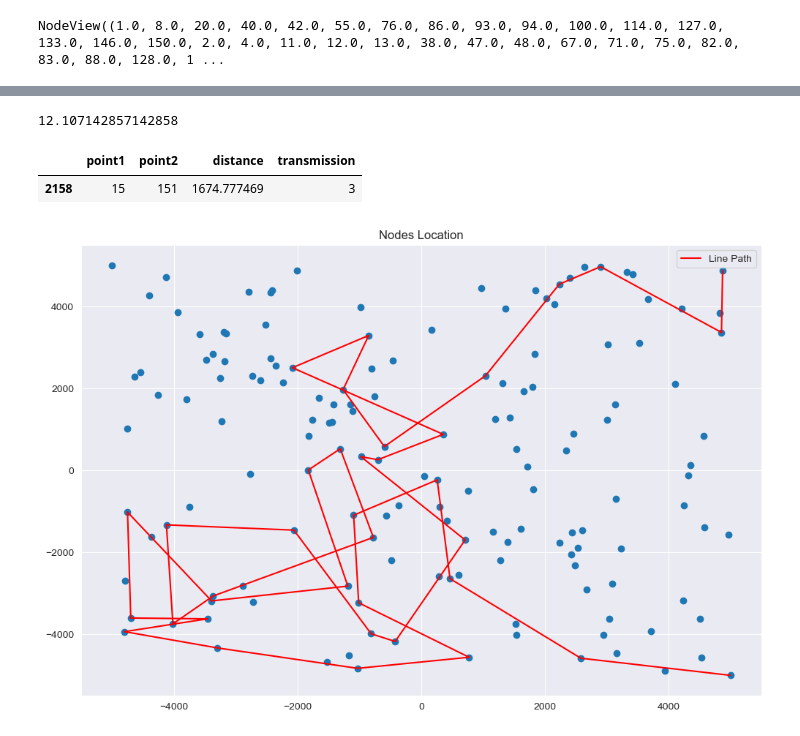
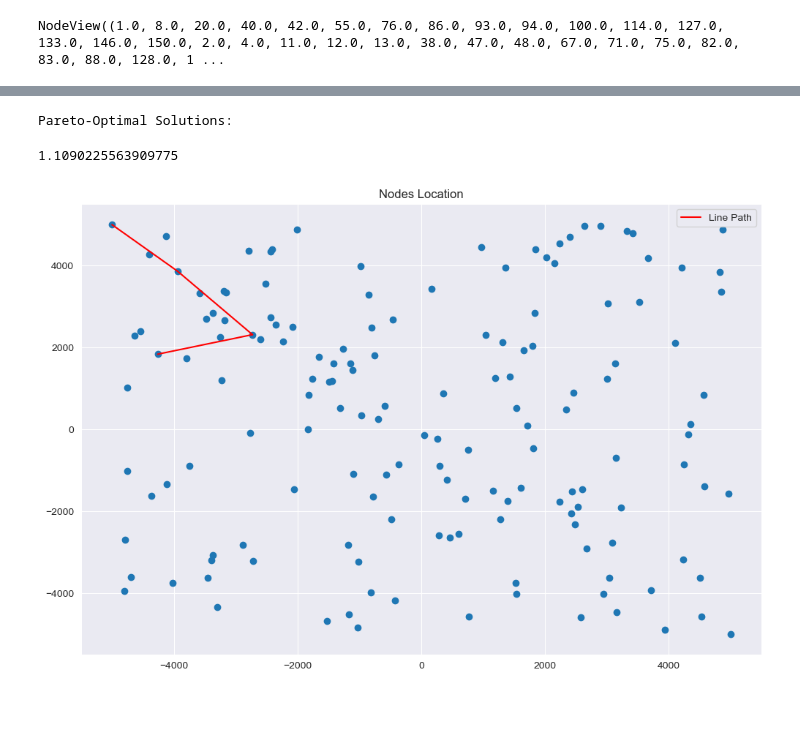
Before and after one commit to gerryfrank10/optimisation-and-algorithms, a Jupyter notebook: assesment/solution2.ipynb, the cells around one changed output, grey strips where cells are left out. Saved outputs shown, nothing was run; the diff lists cells and outputs as text; code cells hidden in the pictures; blank space fills up the shorter version.

Commit message:
Paretto front 1

```diff
--- a/assesment/solution2.ipynb
+++ b/assesment/solution2.ipynb
@@ -10,6 +37,9 @@ from networkx.classes import neighbors
 # %%
 colnames = ['Node', 'Position1', 'Position2']
 position_data = pd.read_csv('sub_data_file.csv', header=None, names=colnames, index_col=['Node']) # Reading and assigning the nodes as index, to remove redundancy
+# Adding the last two base stations to the dataset just incase it's not present in the csv.
+position_data.loc[151] = [5000, -5000]
+position_data.loc[152] = [-5000, 5000]
 position_data.head()
 # %% [output]
 |  | Position1 | Position2 |
@@ -471,13 +533,69 @@ Pa
+# %%
+"""
+TODO:
+1. Finish Parreto front function.
+2. Calculate the rate and latency of each path.
+3. Find the Pareto-optimal solutions.
+4. Print the results.
+"""
+solutions = [
+
+]
+
+
+# Simulate Objective Calculation Function
+# For each path, compute objectives like latency, rate, or hops
+def calculate_objectives(path):
+    """Calculate metrics (latency, rate, hops) for a given path."""
+    latency = 30 * (len(path) - 1)  # Latency is the number of hops (edges)
+
+    for i in range(len(path) - 1):
+        # Get the weight of the edge (path[i] -> path[i+1])
+        edge_weight = G.get((path[i], path[i + 1]), None)
+        if edge_weight is None:
+            raise ValueError(f"Edge ({path[i]}, {path[i + 1]}) not found in the weights dictionary")
+
+        # Rate is the minimum of the maximum weights
+        rate = min(rate, edge_weight)
+    hops = len(path)  # Total hops (number of nodes in the path)
+    return latency, rate, hops
+
+
+# Prepare objectives for all solutions
+objectives = [calculate_objectives(path) for path in solutions]
+
+
+# Pareto Front Functions
+def is_dominated(solution, other_solution):
+    """Check if one solution is dominated by another."""
+    return all(x <= y for x, y in zip(solution, other_solution)) and any(
+        x < y for x, y in zip(solution, other_solution)
+    )
+
+
+def pareto_front(objectives):
+    """Filter solutions to find Pareto-optimal set."""
+    pareto_solutions = []
+    for i, sol1 in enumerate(objectives):
+        if not any(is_dominated(sol1, sol2) for j, sol2 in enumerate(objectives) if i != j):
+            pareto_solutions.append(sol1)
+    return pareto_solutions
+
+
+# Compute Pareto front from objectives
+pareto_optimal = pareto_front(objectives)
+
+# Print Results
+print("Pareto-Optimal Solutions:")
+for sol in pareto_optimal:
+    print(f"Latency: {sol[0]}, Rate: {sol[1]}, Hops: {sol[2]}, Solution: {solutions[objectives.index(sol)]}")
+# %% [output]
+Pareto-Optimal Solutions:
 # %%
 #12 -> 143 -> 25 -> 46 -> 19 -> 116 -> 124 -> 112 -> 28 -> 61 -> 145 -> 15 -> 53 -> 57 -> 151, Maximum Transmission Rate: 151, Latency: 420 ms
-fitness_function([1, 76.0, 150.0, 146.0, 86.0, 93.0, 8.0, 94.0, 127.0, 52.0, 64.0, 12.0, 138.0, 41.0, 19.0, 98.0, 47.0, 149.0, 71.0, 48.0, 137.0, 25.0, 89.0, 88.0, 143.0, 82.0, 38.0, 116.0, 18.0, 102.0, 141.0, 130.0, 101.0, 96.0, 110.0, 107.0, 122.0, 30.0, 26.0, 91.0, 39.0, 126.0, 123.0, 125.0, 144.0, 65.0, 121.0, 119.0, 3.0, 24.0, 33.0, 34.0, 7.0, 85.0, 36.0, 120.0, 61.0, 151.0], G)
+fitness_function([5, 108.0, 152.0], G)
 # %% [output]
-12.107142857142858
+1.1090225563909775
-# %%
-distance_df.loc[(distance_df['point1'] == 15.0) & (distance_df['point2'] == 151)]
-# %% [output]
-|  | point1 | point2 | distance | transmission |
-| 2158 | 15 | 151 | 1674.777469 | 3 |
 # %%
 def plot_points(df, nodes):
     coordinate_x = df['Position1']
@@ -493,6 +611,6 @@ def plot_points(df, nodes):
     plt.legend(loc='upper right')
     plt.show()
 # %%
-plot_points(position_data, [1, 146.0, 93.0, 127.0, 106.0, 79.0, 122.0, 68.0, 33.0, 148.0, 30.0, 7.0, 116.0, 38.0, 88.0, 18.0, 149.0, 48.0, 75.0, 25.0, 113.0, 91.0, 12.0, 13.0, 109.0, 147.0, 11.0, 71.0, 2.0, 4.0, 78.0, 67.0, 89.0, 64.0, 66.0, 14.0, 151.0])
+plot_points(position_data, [5, 144.0, 44.0, 152.0])
 # %% [output]
-[figure, old version]
+[figure, new version]
```
Also changed, not shown: parts of 16 cells of this notebook.
